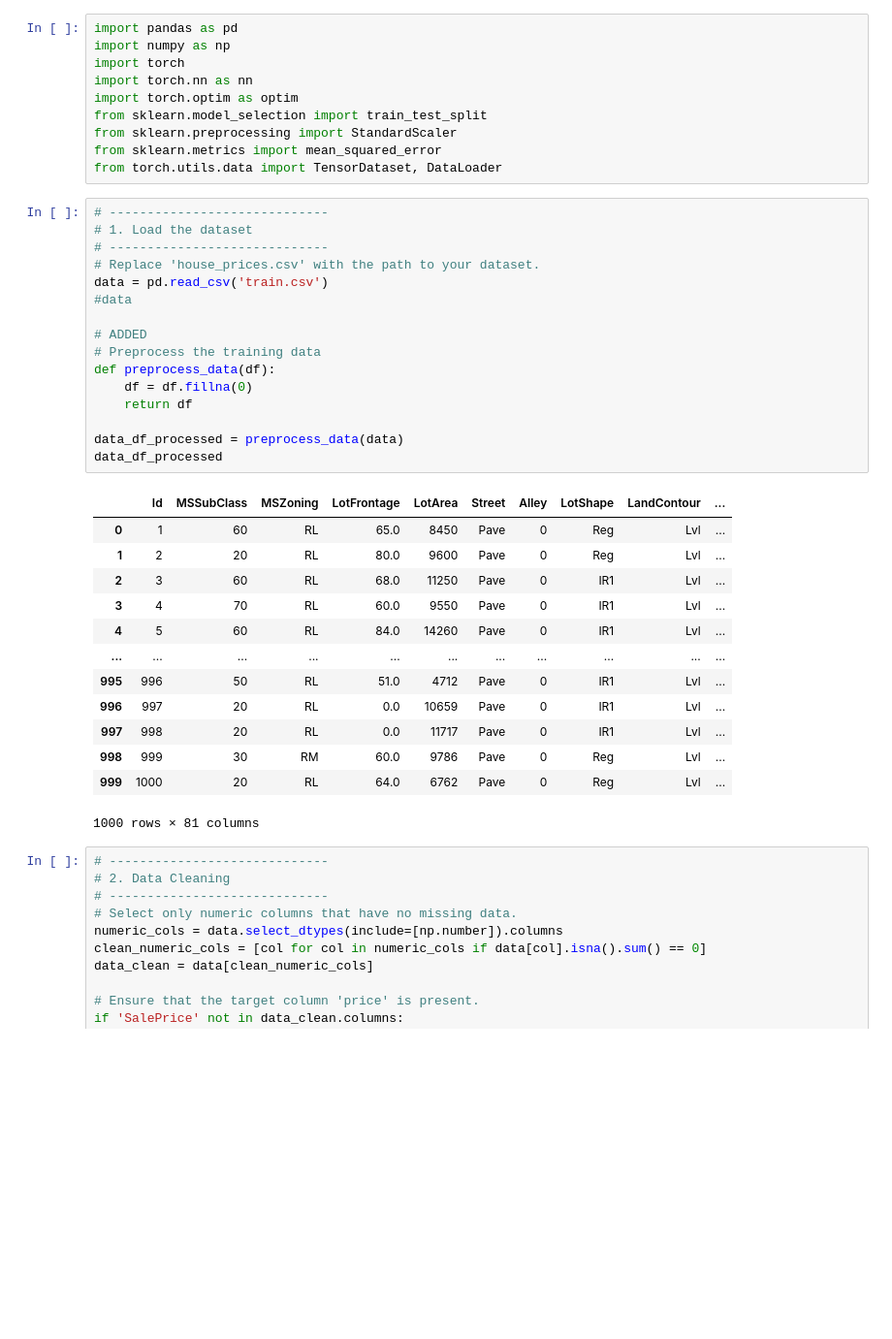
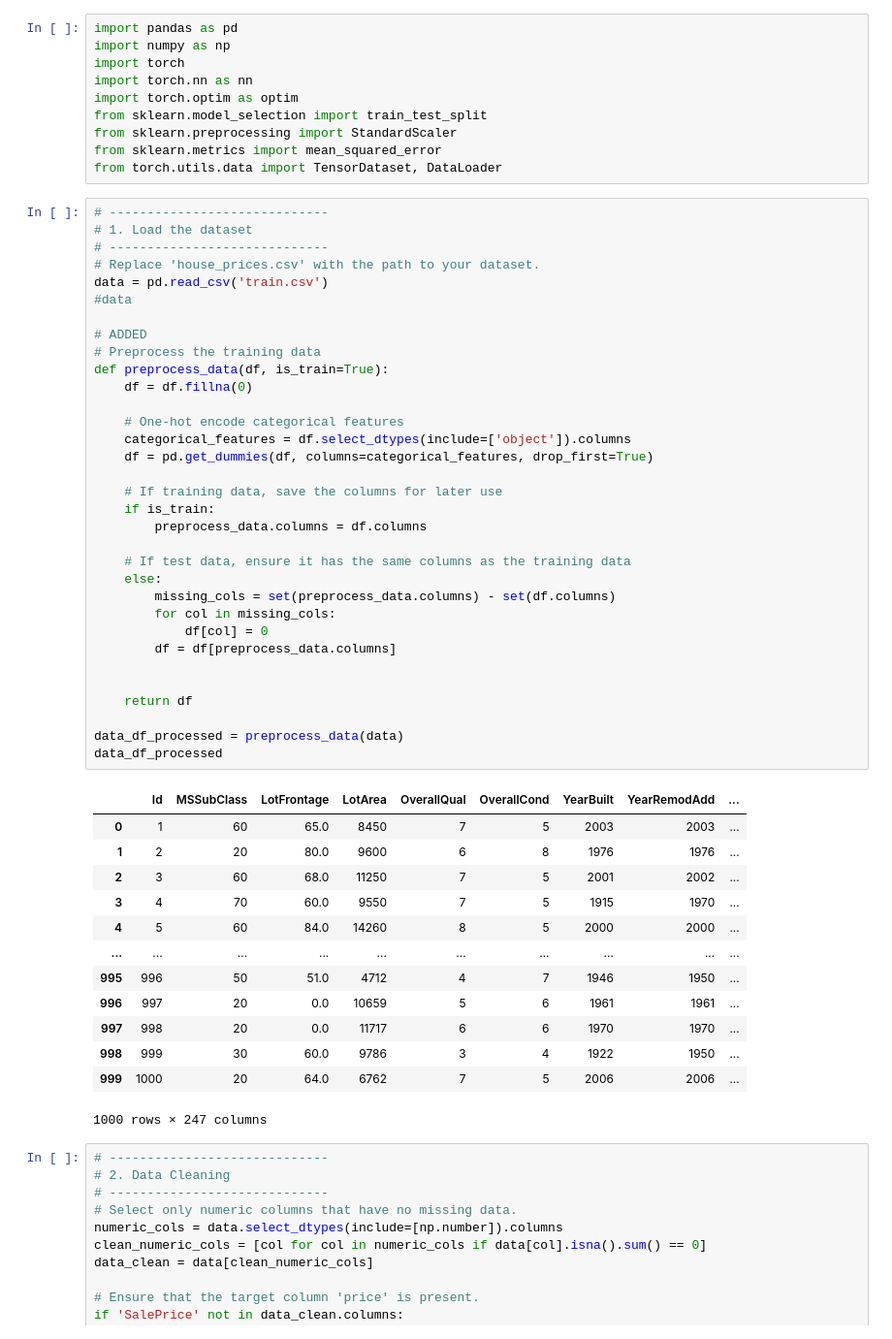
Before and after one commit to onexi/houseprice-prediction-using-neural-nets-Lisapede, a Jupyter notebook: NeuralNetHousePrice.ipynb, the cells around one changed output. Shown at 97% size. Cells and saved outputs as stored; diff of their text form; blank space fills up the shorter version.

```diff
--- a/NeuralNetHousePrice.ipynb
+++ b/NeuralNetHousePrice.ipynb
@@ -13,33 +13,50 @@ from torch.utils.data import TensorDataset, DataLoader
 # %%
 # -----------------------------
 # 1. Load the dataset
 # -----------------------------
 # Replace 'house_prices.csv' with the path to your dataset.
 data = pd.read_csv('train.csv')
 #data
 
 # ADDED
 # Preprocess the training data
-def preprocess_data(df):
+def preprocess_data(df, is_train=True):
     df = df.fillna(0)
+
+    # One-hot encode categorical features
+    categorical_features = df.select_dtypes(include=['object']).columns
+    df = pd.get_dummies(df, columns=categorical_features, drop_first=True)
+
+    # If training data, save the columns for later use
+    if is_train:
+        preprocess_data.columns = df.columns
+
+    # If test data, ensure it has the same columns as the training data
+    else:
+        missing_cols = set(preprocess_data.columns) - set(df.columns)
+        for col in missing_cols:
+            df[col] = 0
+        df = df[preprocess_data.columns]
+
+
     return df
 
 data_df_processed = preprocess_data(data)
 data_df_processed
 # %% [output]
-|  | Id | MSSubClass | MSZoning | LotFrontage | LotArea | Street | Alley | LotShape | LandContour | ... |
-| 0 | 1 | 60 | RL | 65.0 | 8450 | Pave | 0 | Reg | Lvl | ... |
-| 1 | 2 | 20 | RL | 80.0 | 9600 | Pave | 0 | Reg | Lvl | ... |
-| 2 | 3 | 60 | RL | 68.0 | 11250 | Pave | 0 | IR1 | Lvl | ... |
-| 3 | 4 | 70 | RL | 60.0 | 9550 | Pave | 0 | IR1 | Lvl | ... |
-| 4 | 5 | 60 | RL | 84.0 | 14260 | Pave | 0 | IR1 | Lvl | ... |
-| ... | ... | ... | ... | ... | ... | ... | ... | ... | ... | ... |
-| 995 | 996 | 50 | RL | 51.0 | 4712 | Pave | 0 | IR1 | Lvl | ... |
-| 996 | 997 | 20 | RL | 0.0 | 10659 | Pave | 0 | IR1 | Lvl | ... |
-| 997 | 998 | 20 | RL | 0.0 | 11717 | Pave | 0 | IR1 | Lvl | ... |
-| 998 | 999 | 30 | RM | 60.0 | 9786 | Pave | 0 | Reg | Lvl | ... |
-| 999 | 1000 | 20 | RL | 64.0 | 6762 | Pave | 0 | Reg | Lvl | ... |
+|  | Id | MSSubClass | LotFrontage | LotArea | OverallQual | OverallCond | YearBuilt | YearRemodAdd | ... |
+| 0 | 1 | 60 | 65.0 | 8450 | 7 | 5 | 2003 | 2003 | ... |
+| 1 | 2 | 20 | 80.0 | 9600 | 6 | 8 | 1976 | 1976 | ... |
+| 2 | 3 | 60 | 68.0 | 11250 | 7 | 5 | 2001 | 2002 | ... |
+| 3 | 4 | 70 | 60.0 | 9550 | 7 | 5 | 1915 | 1970 | ... |
+| 4 | 5 | 60 | 84.0 | 14260 | 8 | 5 | 2000 | 2000 | ... |
+| ... | ... | ... | ... | ... | ... | ... | ... | ... | ... |
+| 995 | 996 | 50 | 51.0 | 4712 | 4 | 7 | 1946 | 1950 | ... |
+| 996 | 997 | 20 | 0.0 | 10659 | 5 | 6 | 1961 | 1961 | ... |
+| 997 | 998 | 20 | 0.0 | 11717 | 6 | 6 | 1970 | 1970 | ... |
+| 998 | 999 | 30 | 60.0 | 9786 | 3 | 4 | 1922 | 1950 | ... |
+| 999 | 1000 | 20 | 64.0 | 6762 | 7 | 5 | 2006 | 2006 | ... |
-1000 rows × 81 columns
+1000 rows × 247 columns
 # %%
 # -----------------------------
 # 2. Data Cleaning
```
Also changed, not shown: parts of 11 cells of this notebook, 2 other files.
